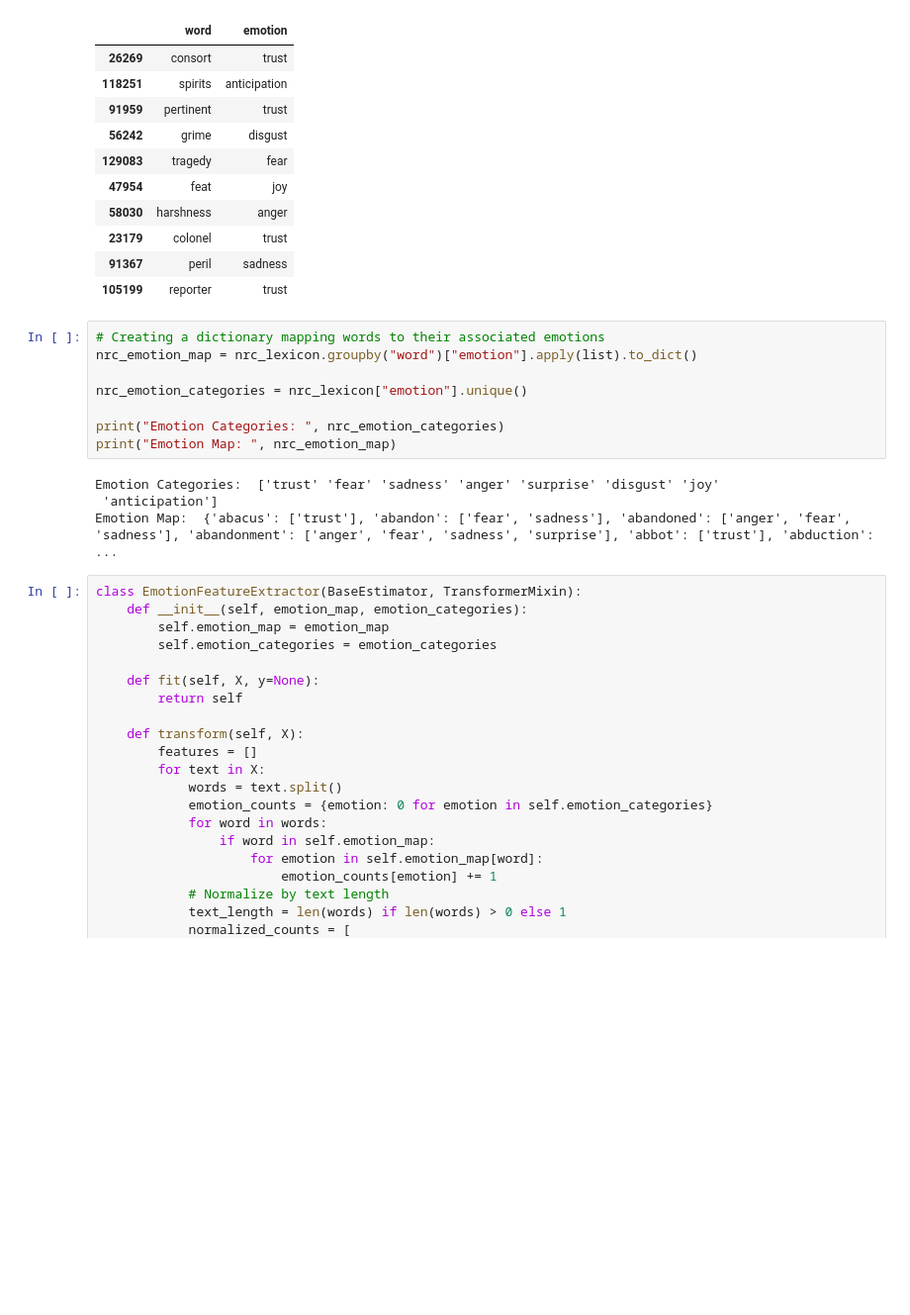
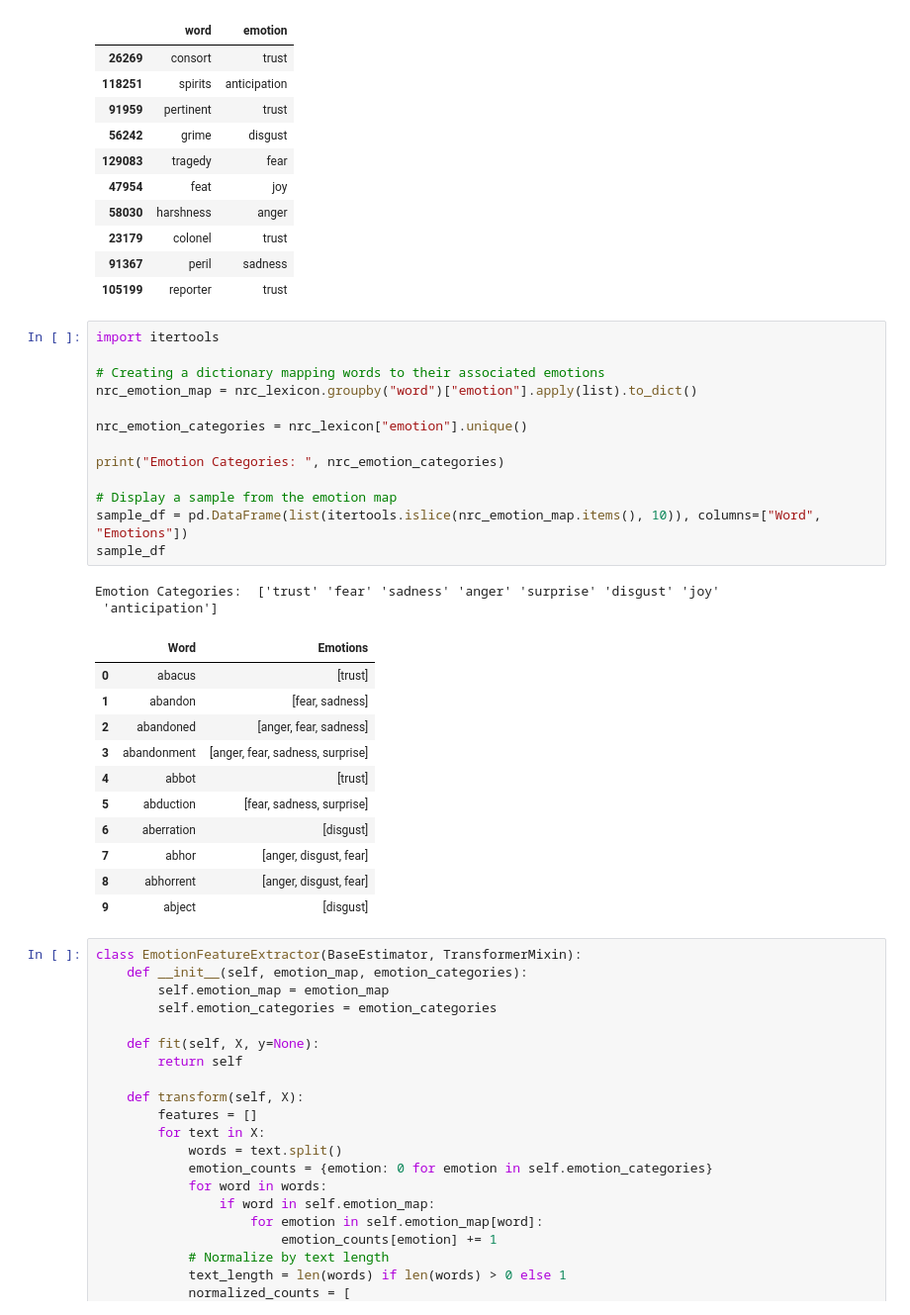
Before and after one commit to Xeth-0/emotion_detection_text, a Jupyter notebook: src/model/Emotion Detection in Text.ipynb, the cells around one changed output. Shown at 99% size. Cells and saved outputs as stored; diff of their text form; blank space fills up the shorter version.

Commit message:
fix: emotion map print was too long

```diff
--- a/src/model/Emotion Detection in Text.ipynb
+++ b/src/model/Emotion Detection in Text.ipynb
@@ -186,17 +186,32 @@ nrc_lexicon.sample(10)
 | 91367 | peril | sadness |
 | 105199 | reporter | trust |
 # %%
+import itertools
+
 # Creating a dictionary mapping words to their associated emotions
 nrc_emotion_map = nrc_lexicon.groupby("word")["emotion"].apply(list).to_dict()
 
 nrc_emotion_categories = nrc_lexicon["emotion"].unique()
 
 print("Emotion Categories: ", nrc_emotion_categories)
-print("Emotion Map: ", nrc_emotion_map)
+
+# Display a sample from the emotion map
+sample_df = pd.DataFrame(list(itertools.islice(nrc_emotion_map.items(), 10)), columns=["Word", "Emotions"])
+sample_df
 # %% [output]
 Emotion Categories:  ['trust' 'fear' 'sadness' 'anger' 'surprise' 'disgust' 'joy'
  'anticipation']
-Emotion Map:  {'abacus': ['trust'], 'abandon': ['fear', 'sadness'], 'abandoned': ['anger', 'fear', 'sadness'], 'abandonment': ['anger', 'fear', 'sadness', 'surprise'], 'abbot': ['trust'], 'abduction': ...
+|  | Word | Emotions |
+| 0 | abacus | [trust] |
+| 1 | abandon | [fear, sadness] |
+| 2 | abandoned | [anger, fear, sadness] |
+| 3 | abandonment | [anger, fear, sadness, surprise] |
+| 4 | abbot | [trust] |
+| 5 | abduction | [fear, sadness, surprise] |
+| 6 | aberration | [disgust] |
+| 7 | abhor | [anger, disgust, fear] |
+| 8 | abhorrent | [anger, disgust, fear] |
+| 9 | abject | [disgust] |
 # %%
 class EmotionFeatureExtractor(BaseEstimator, TransformerMixin):
     def __init__(self, emotion_map, emotion_categories):
```
